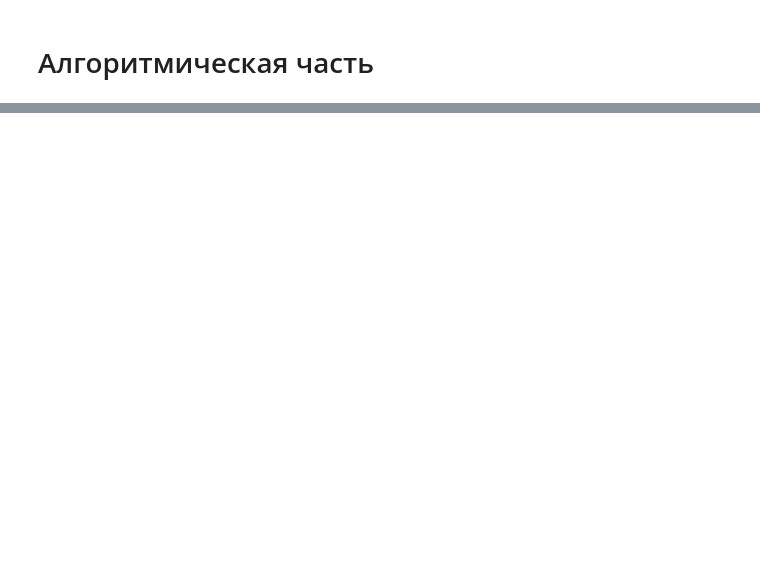
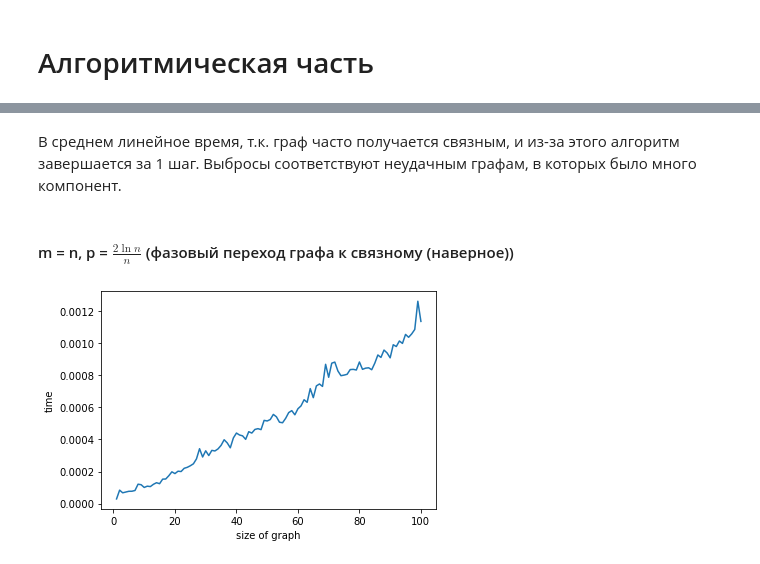
Before and after one commit to Feodor123/TrappedGraphsResearch, a Jupyter notebook: Research.ipynb, the cells around one changed output, grey strips where cells are left out. Saved outputs shown, nothing was run; the diff lists cells and outputs as text; code cells hidden in the pictures; blank space fills up the shorter version.

```diff
--- a/Research.ipynb
+++ b/Research.ipynb
@@ -58,0 +137,18 @@ $x \in GTAPPED \iff \exists y R(x,y)$, где $R(x,y)$ возвращает ис
+# %% [markdown]
+В среднем линейное время, т.к. граф часто получается связным, и из-за этого алгоритм завершается за 1 шаг. Выбросы соответствуют неудачным графам, в которых было много компонент.
+# %% [markdown]
+#### m = n, p = $\frac{2\ln{n}}{n}$ (фазовый переход графа к связному (наверное))
+# %%
+import matplotlib.pyplot as plt
+import math
+
+seed(24)
+np.random.seed(24)
+grid4 = range(1,101,1)
+times4 = [testRandomGraph(n,n,2*math.log(n)/n,300) for n in tqdm(grid4)]
+plt.plot(grid4, times4)
+plt.xlabel('size of graph')
+plt.ylabel('time')
+plt.show()
+# %% [output]
+[figure, added]
```
Also changed, not shown: parts of 21 cells of this notebook, 3 other files.
